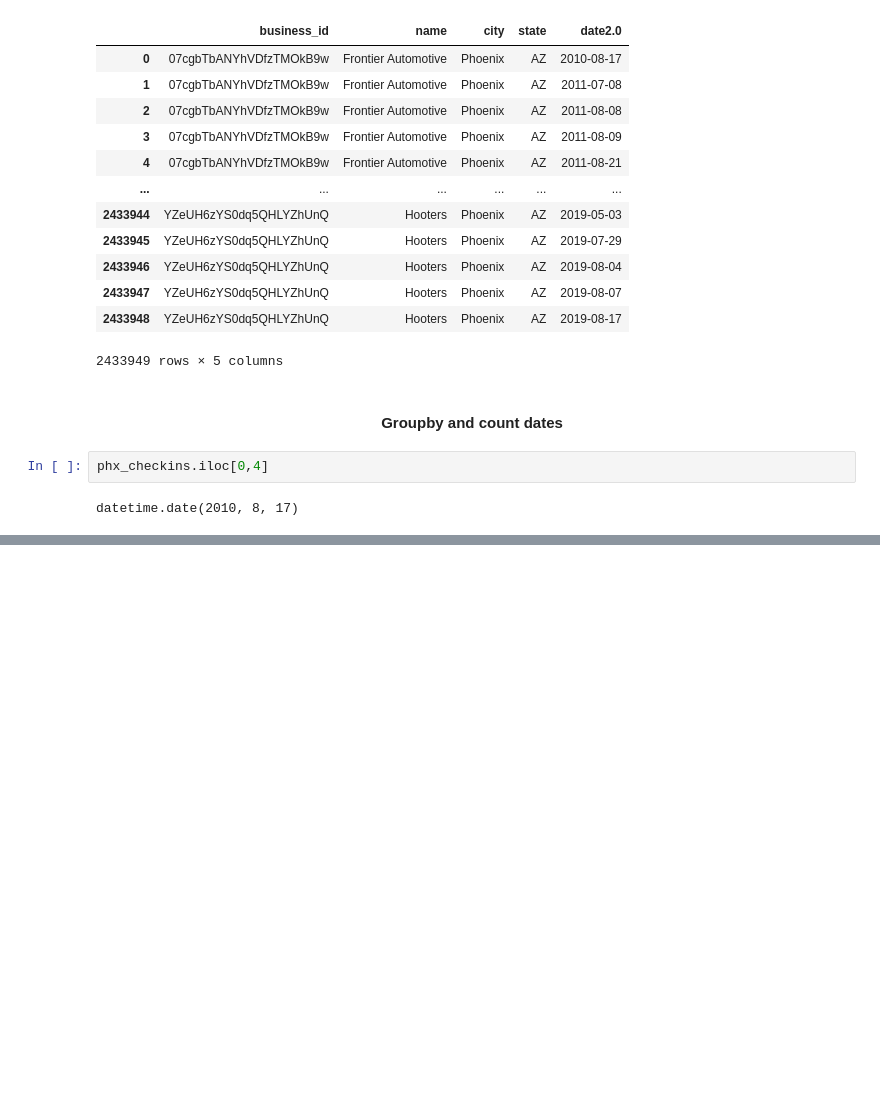
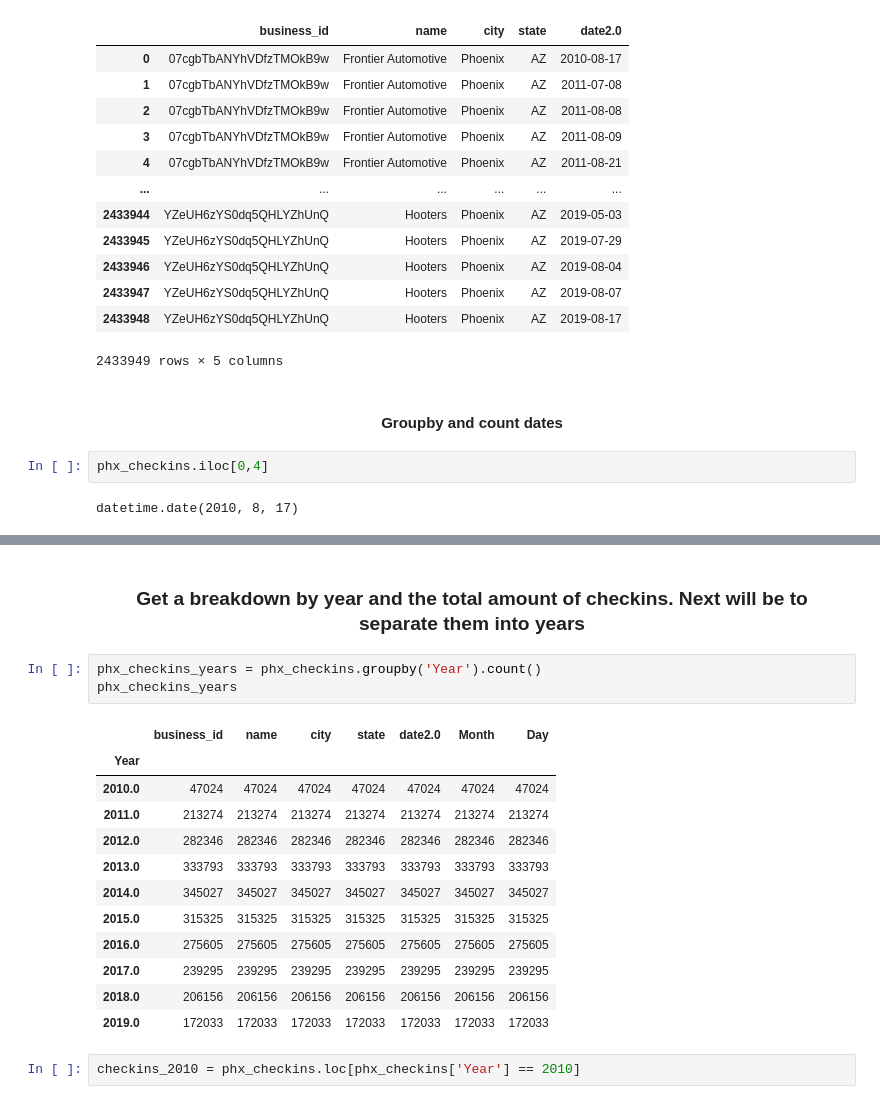
Before and after one commit to egitit/Yelp_Business_Check-ins_and_The-Weather, a Jupyter notebook: yelp_checkin_eda.ipynb, the cells around one changed output, grey strips where cells are left out. Drawn from its saved outputs; the diff is of its cells as text; blank space fills up the shorter version.

```diff
--- a/yelp_checkin_eda.ipynb
+++ b/yelp_checkin_eda.ipynb
@@ -392,0 +445,20 @@ test
+# %% [markdown]
+### <center> Get a breakdown by year and the total amount of checkins. Next will be to separate them into years <center>
+# %%
+phx_checkins_years = phx_checkins.groupby('Year').count()
+phx_checkins_years
+# %% [output]
+|  | business_id | name | city | state | date2.0 | Month | Day |
+| Year |  |  |  |  |  |  |  |
+| 2010.0 | 47024 | 47024 | 47024 | 47024 | 47024 | 47024 | 47024 |
+| 2011.0 | 213274 | 213274 | 213274 | 213274 | 213274 | 213274 | 213274 |
+| 2012.0 | 282346 | 282346 | 282346 | 282346 | 282346 | 282346 | 282346 |
+| 2013.0 | 333793 | 333793 | 333793 | 333793 | 333793 | 333793 | 333793 |
+| 2014.0 | 345027 | 345027 | 345027 | 345027 | 345027 | 345027 | 345027 |
+| 2015.0 | 315325 | 315325 | 315325 | 315325 | 315325 | 315325 | 315325 |
+| 2016.0 | 275605 | 275605 | 275605 | 275605 | 275605 | 275605 | 275605 |
+| 2017.0 | 239295 | 239295 | 239295 | 239295 | 239295 | 239295 | 239295 |
+| 2018.0 | 206156 | 206156 | 206156 | 206156 | 206156 | 206156 | 206156 |
+| 2019.0 | 172033 | 172033 | 172033 | 172033 | 172033 | 172033 | 172033 |
+# %%
+checkins_2010 = phx_checkins.loc[phx_checkins['Year'] == 2010]
```
Also changed, not shown: parts of 20 cells of this notebook, 1 other file.
